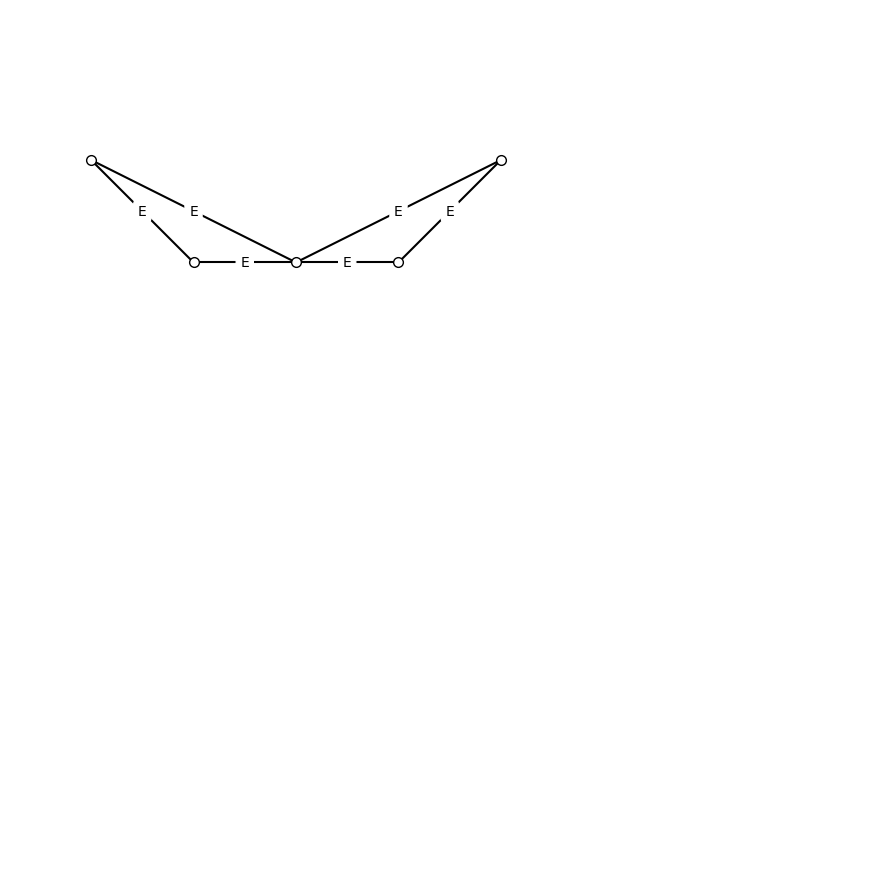
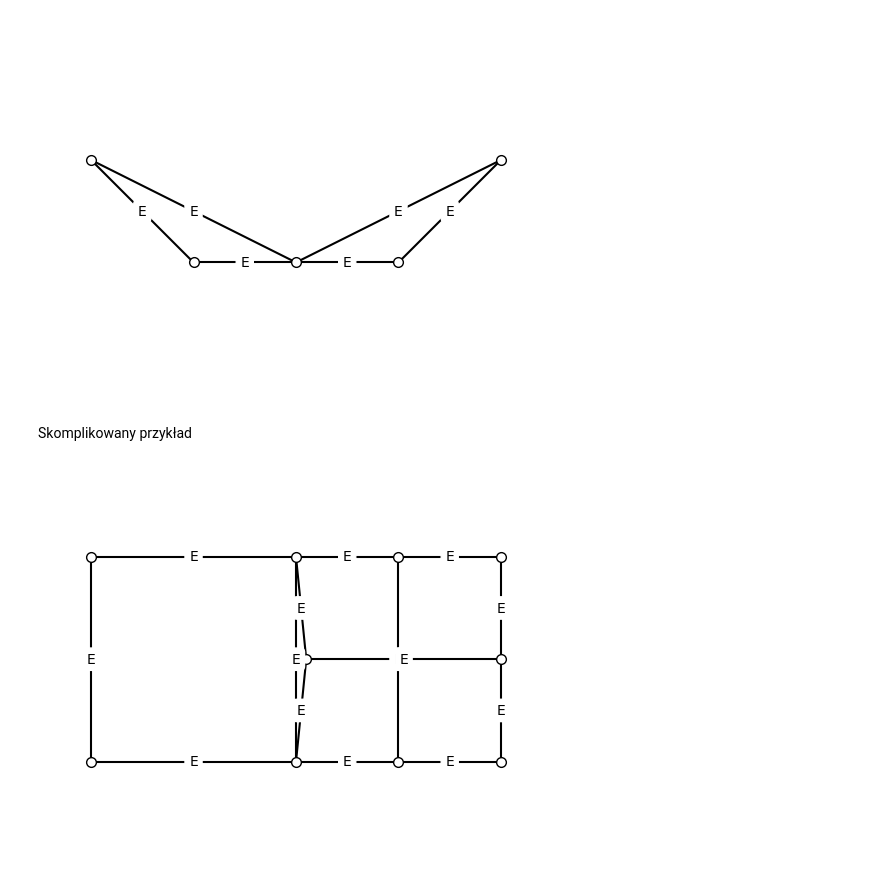
Before and after one commit to bartektempka/hypergraph-grammar-AGH, a Jupyter notebook: example2.ipynb, the cells around one changed output. Drawn from its saved outputs; the diff is of its cells as text; code cells hidden in the pictures; blank space fills up the shorter version.

```diff
--- a/example2.ipynb
+++ b/example2.ipynb
@@ -90,3 +92,47 @@ run_prod2(hg)
 frozenset({Edge(type=EdgeType.E, vertices=frozenset({'A', 'E'}), parameters={}), Edge(type=EdgeType.E, vertices=frozenset({'D', 'C'}), parameters={}), Edge(type=EdgeType.E, vertices=frozenset({'D', 'B ...
 Production could not be applied.
 [figure]
+# %% [markdown]
+Skomplikowany przykład
+# %%
+hg = Hypergraph()
+
+# HORIZONTAL EDGES
+hg.add_edge(Edge(EdgeType.E, frozenset({"A", "B"})))
+hg.add_edge(Edge(EdgeType.E, frozenset({"B", "C"})))
+hg.add_edge(Edge(EdgeType.E, frozenset({"C", "D"})))
+hg.add_edge(Edge(EdgeType.E, frozenset({"E", "F"})))
+hg.add_edge(Edge(EdgeType.E, frozenset({"G", "H"})))
+hg.add_edge(Edge(EdgeType.E, frozenset({"H", "I"})))
+hg.add_edge(Edge(EdgeType.E, frozenset({"I", "J"})))
+
+
+#VERTICAL EDGES
+hg.add_edge(Edge(EdgeType.E, frozenset({"A", "G"})))
+
+hg.add_edge(Edge(EdgeType.E, frozenset({"B", "H"}), {"R": 1, "B": 0}))
+hg.add_edge(Edge(EdgeType.E, frozenset({"B", "E"})))
+hg.add_edge(Edge(EdgeType.E, frozenset({"E", "H"})))
+
+hg.add_edge(Edge(EdgeType.E, frozenset({"C", "I"})))
+
+hg.add_edge(Edge(EdgeType.E, frozenset({"D", "F"})))
+hg.add_edge(Edge(EdgeType.E, frozenset({"F", "J"})))
+
+
+hg.set_vertex_parameter("A", {"x": 0, "y": 0, "z": 0})
+hg.set_vertex_parameter("B", {"x": 2, "y": 0, "z": 0})
+hg.set_vertex_parameter("C", {"x": 3, "y": 0, "z": 0})
+hg.set_vertex_parameter("D", {"x": 4, "y": 0, "z": 0})
+
+hg.set_vertex_parameter("E", {"x": 2.1, "y": 1, "z": 0})
+hg.set_vertex_parameter("F", {"x": 4, "y": 1, "z": 0})
+
+hg.set_vertex_parameter("G", {"x": 0, "y": 2, "z": 0})
+hg.set_vertex_parameter("H", {"x": 2, "y": 2, "z": 0})
+hg.set_vertex_parameter("I", {"x": 3, "y": 2, "z": 0})
+hg.set_vertex_parameter("J", {"x": 4, "y": 2, "z": 0})
+
+hg.draw(use_positional_parameters=True)
+# %% [output]
+[figure, added]
```
Also changed, not shown: parts of 3 cells of this notebook.
